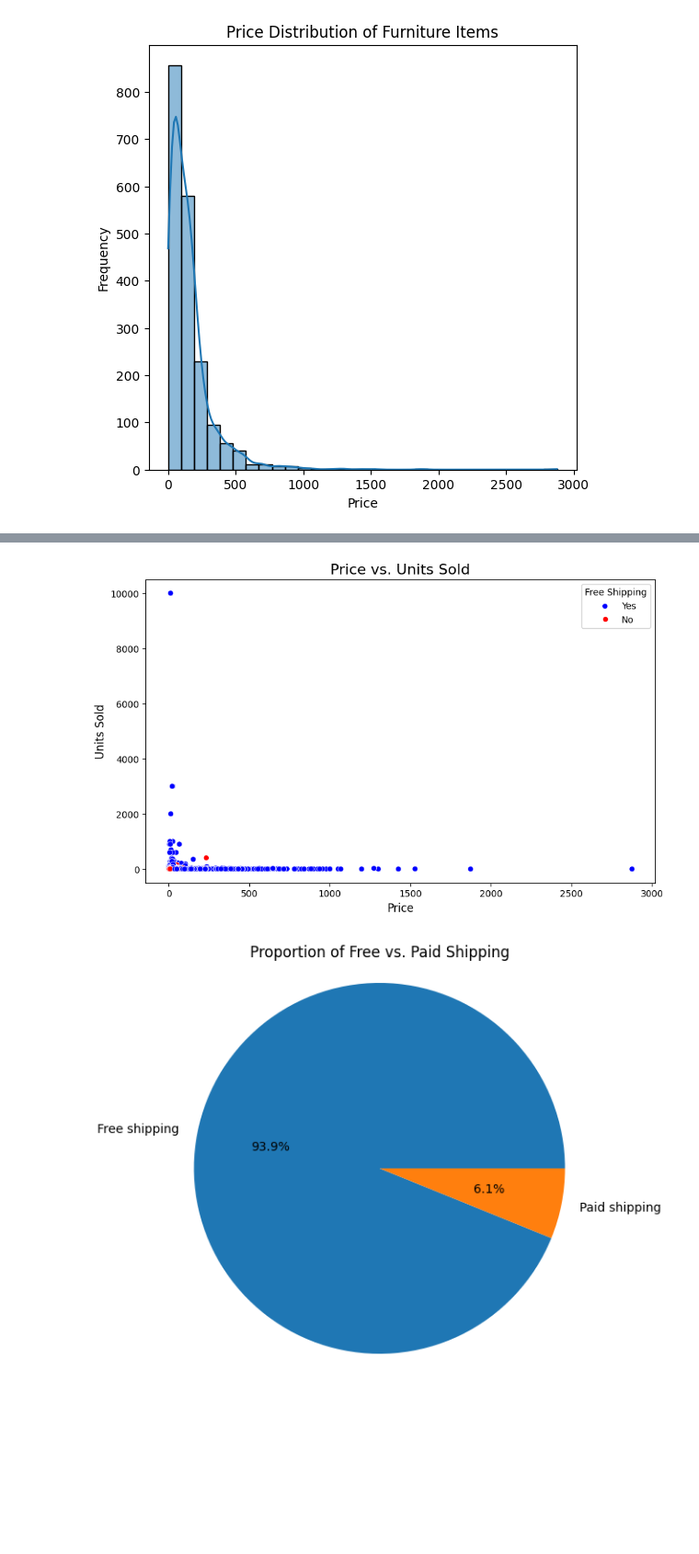
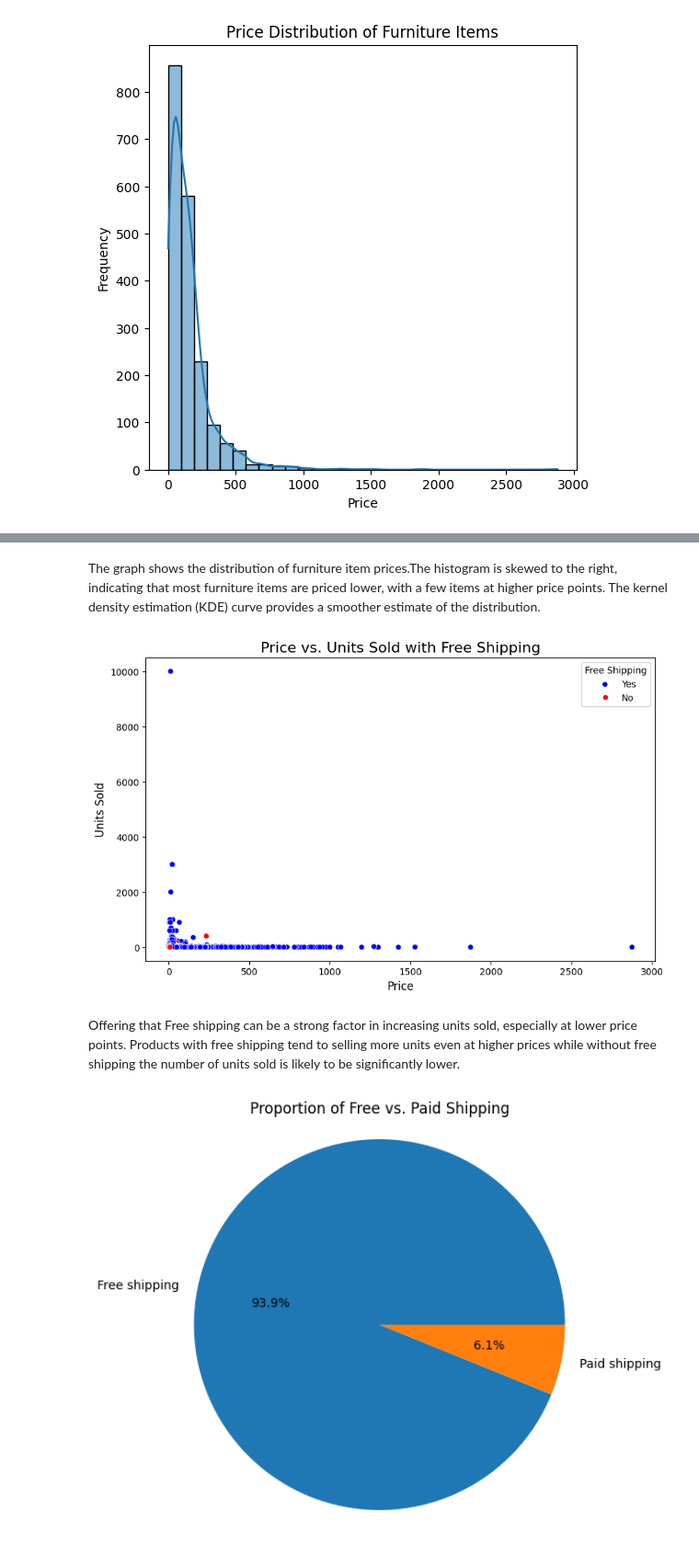
Before and after one commit to shuklagarima29/e-commerce-project, a Jupyter notebook: e-commerce.ipynb, the cells around one changed output, grey strips where cells are left out. Shown at 92% size. Cells and saved outputs as stored; diff of their text form; code cells hidden in the pictures; blank space fills up the shorter version.

```diff
--- a/e-commerce.ipynb
+++ b/e-commerce.ipynb
@@ -276,8 +195,11 @@ print(f"Total Sales: ${totalSales:.2f}")
 # %% [output]
 Total Sales: $2110806.88
 # %%
+# Calculating discountAmount as originalPrice- price and calculating discount percentage as (discountAmount/OriginalPrice)*100
 df1['discountAmount']=df1['originalPrice']-df1['price']
-df1
+df1['discountAmount']=df1['originalPrice']-df1['price']
+df1['discountPercent']=(df1['discountAmount']/df1['originalPrice'])*100
+df1.head(5)
 # %% [output]
 |  | productTitle | originalPrice | price | sold | tagText | shippingCost | isFreeShipping | totalCost | ... |
 | 0 | Dresser For Bedroom With 9 Fabric... | 56.148 | 46.79 | 600 | Free shipping | 0.0 | 1 | 46.79 | ... |
@@ -316,14 +220,20 @@ plt.show()
+# %% [markdown]
+The graph shows the distribution of furniture item prices.The histogram is skewed to the right, indicating that most furniture items are priced lower, with a few items at higher price points.
+The kernel density estimation (KDE) curve provides a smoother estimate of the distribution.
 # %%
 plt.figure(figsize=(10, 6))
 sns.scatterplot(data=df1, x='price', y='sold', hue=(df1['tagText'] == 'Free shipping'),
                 palette={True: 'blue', False: 'red'})
-plt.title('Price vs. Units Sold', fontsize=16)
+plt.title('Price vs. Units Sold with Free Shipping', fontsize=16)
 plt.xlabel('Price', fontsize=12)
 plt.ylabel('Units Sold', fontsize=12)
 plt.legend(title="Free Shipping", labels=["Yes", "No"])
 plt.show()
 # %% [output]
-[figure, old version]
+[figure, new version]
+# %% [markdown]
+Offering that Free shipping can be a strong factor in increasing units sold, especially at lower price points.
+Products with free shipping tend to selling more units even at higher prices while without free shipping the number of units sold is likely to be significantly lower.
 # %%
 
 # Count the occurrences of each shipping type in the 'tagText' column
```
Also changed, not shown: parts of 21 cells of this notebook.
